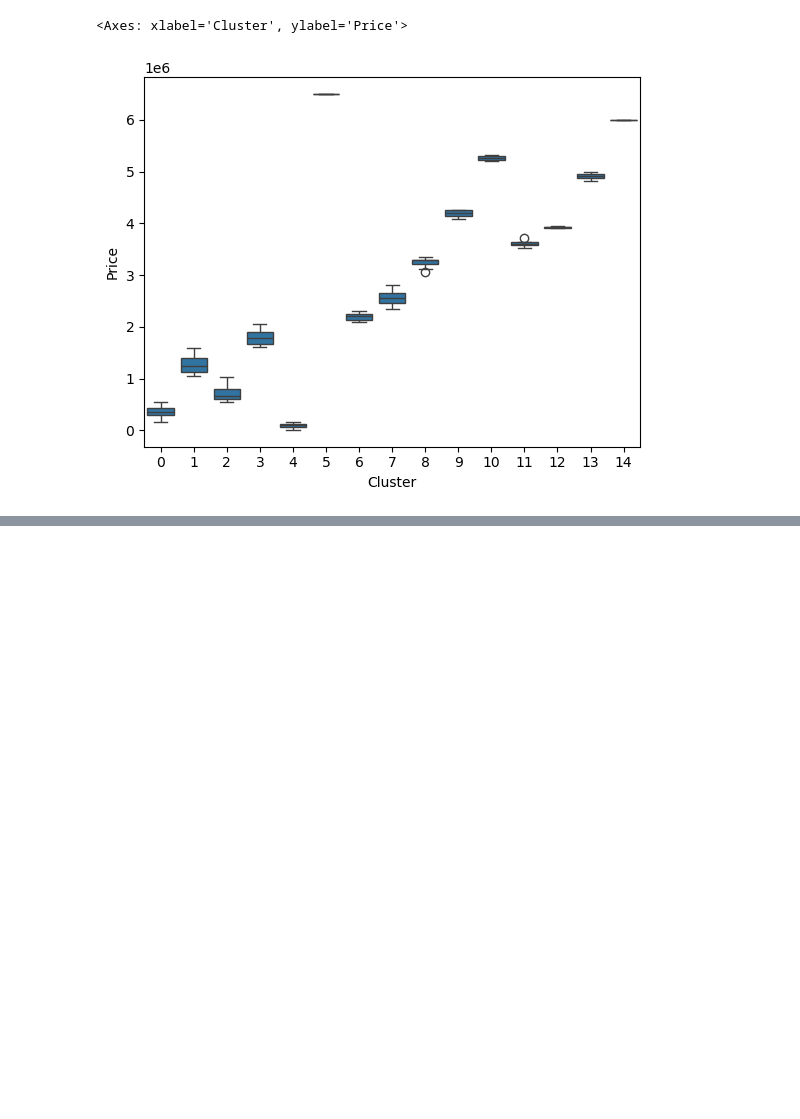
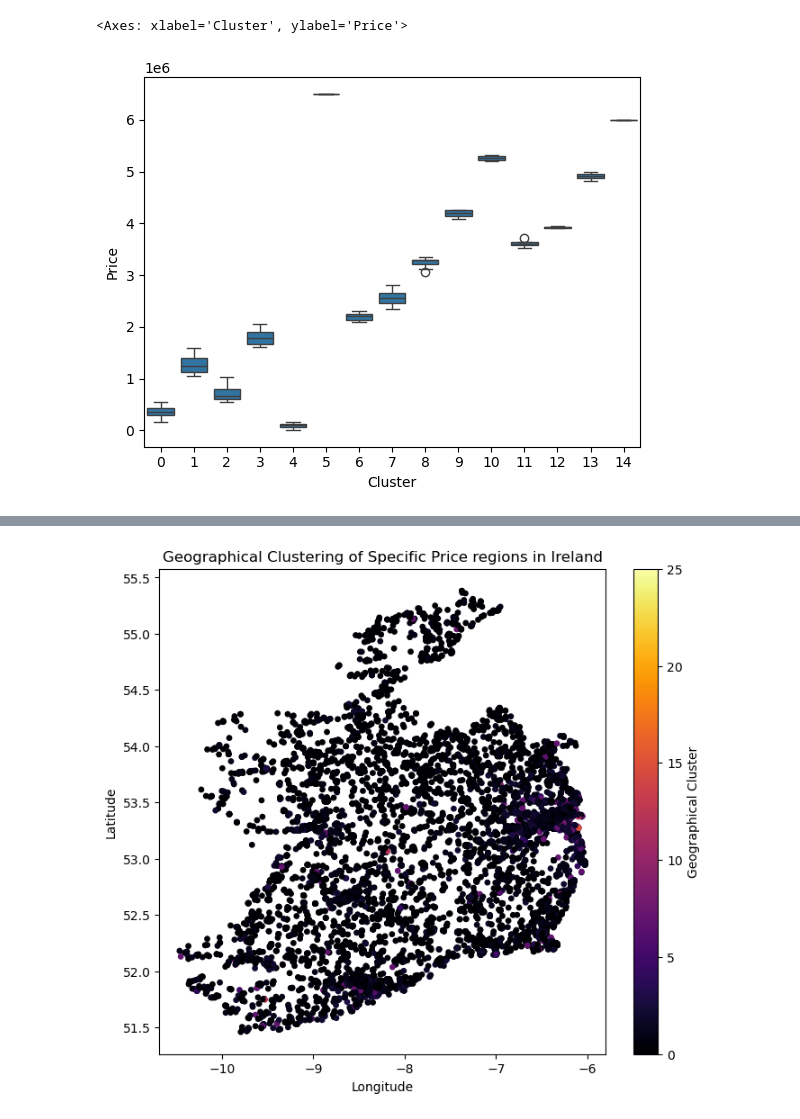
Before and after one commit to illmet/IrishHousing, a Jupyter notebook: Clustering.ipynb, the cells around one changed output, grey strips where cells are left out. Saved outputs shown, nothing was run; the diff lists cells and outputs as text; code cells hidden in the pictures; blank space fills up the shorter version.

```diff
--- a/Clustering.ipynb
+++ b/Clustering.ipynb
@@ -101,0 +153,2 @@ plt.show()
+# %%
+df["Cluster"] = df_clust["Cluster"]
@@ -101,0 +194,12 @@ plt.show()
+# %%
+#national clusters
+plt.figure(figsize=(8, 7))
+plt.scatter(df["Longitude"], df["Latitude"], c=df["Cluster"], cmap="inferno", s=15)
+plt.colorbar().set_label("Geographical Cluster")
+plt.xlabel("Longitude")
+plt.ylabel("Latitude")
+plt.title("Geographical Clustering of Specific Price regions in Ireland")
+plt.grid(False)
+plt.show()
+# %% [output]
+[figure, added]
```
Also changed, not shown: parts of 24 cells of this notebook.
